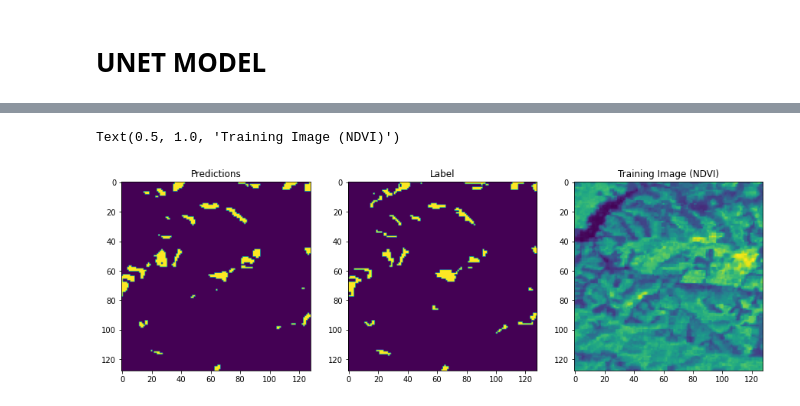
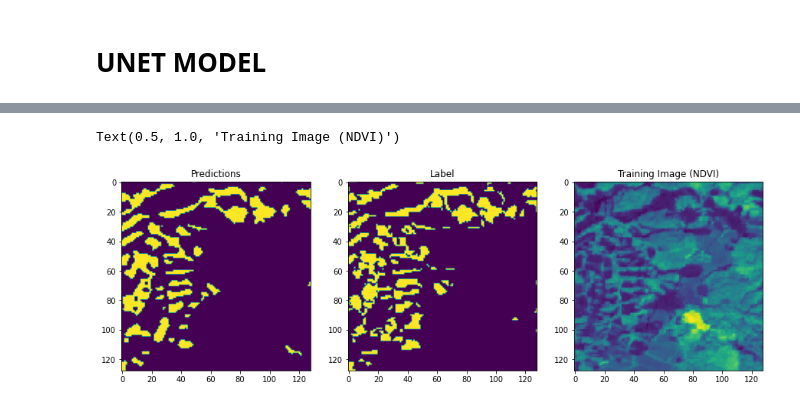
Before and after one commit to SERRA17/landslide-susceptibility, a Jupyter notebook: deep-learning/UNET model.ipynb, the cells around one changed output, grey strips where cells are left out. Saved outputs shown, nothing was run; the diff lists cells and outputs as text; code cells hidden in the pictures.

```diff
--- a/deep-learning/UNET model.ipynb
+++ b/deep-learning/UNET model.ipynb
@@ -107,6 +107,14 @@ TRAIN_XX[:, :, :, 3]= normalize(TRAIN_XX[:, :, :, 3])
 TRAIN_XX[:, :, :, 4]= normalize(TRAIN_XX[:, :, :, 4])
 TRAIN_XX[:, :, :, 5]= normalize(TRAIN_XX[:, :, :, 5])
 TRAIN_XX[:, :, :, 6]= normalize(TRAIN_XX[:, :, :, 6])
+# %%
+# with open('bands.pickle', 'wb') as f:
+#     pickle.dump(TRAIN_XX, f)
+#     pickle.dump(TRAIN_YY, f)
+
+with open('bands.pickle', 'rb') as f:
+    TRAIN_XX= pickle.load(f)
+    TRAIN_YY= pickle.load(f)
 # %%
 #check that the dataset is properly normalized
 print(TRAIN_XX.min(), TRAIN_XX.max(), TRAIN_YY.min(), TRAIN_YY.max())
@@ -313,7 +323,7 @@ def unet_model(IMG_WIDTH, IMG_HIGHT, IMG_CHANNELS):
 
     outputs = tf.keras.layers.Conv2D(1, (1, 1), activation='sigmoid')(c9)
 
-    model = tf.keras.Model(inputs=[inputs], outputs=[outputs])
-    model.compile(optimizer='adam', loss= "binary_crossentropy", metrics=['accuracy', f1_m, precision_m, recall_m])
+    model_unet = tf.keras.Model(inputs=[inputs], outputs=[outputs])
+    model_unet.compile(optimizer='adam', loss= "binary_crossentropy", metrics=['accuracy', f1_m, precision_m, recall_m])
 
-    return model
+    return model_unet
@@ -338,2 +330,20 @@ model.save("model_save.h5")
+# %%
+#Run the model
+model_unet = unet_model(128, 128, 7)
+# model.summary()
+checkpointer = tf.keras.callbacks.ModelCheckpoint("best_model.h5", monitor="val_f1_m", verbose=1, save_best_only=True, mode="max") #monitor validation f1 and save the best model
+earlyStopping = tf.keras.callbacks.EarlyStopping(monitor='val_f1_m', patience=15, verbose=1, mode='max') #avoid overfitting
+
+callbacks = [
+    earlyStopping,
+    checkpointer
+    ]
+history = model_unet.fit(x_train, y_train, batch_size=16,
+          epochs=100,
+          verbose = 2,
+          validation_data=(x_valid, y_valid),
+          callbacks=callbacks)
+
+model_unet.save("model_save.h5")
 # %%
 #print metrics
@@ -377,5 +387,5 @@ ax14.legend(['train', 'validation'], loc='upper left')
 # %%
 #Compute predictions
 threshold = 0.5
-pred_img = model.predict(x_valid)
+pred_img = model_unet.predict(x_valid)
 pred_img = (pred_img > threshold).astype(np.uint8)
@@ -382,13 +394,13 @@ pred_img = (pred_img > threshold).astype(np.uint8)
 # %%
 #Plot an example of a mask, the predictions from our UNET model and the image
-img = 12
+img =4
 fig,(ax1,ax2,ax3)= plt.subplots(1,3,figsize=(15,10))
 ax1.imshow(pred_img[img, :, :, 0])
 ax1.set_title("Predictions")
 ax2.imshow(y_valid[img, :, :, 0])
 ax2.set_title("Label")
 ax3.imshow(x_valid[img, :, :, 6])
 ax3.set_title('Training Image (NDVI)')
 # %% [output]
 Text(0.5, 1.0, 'Training Image (NDVI)')
-[figure, old version]
+[figure, new version]
```
Also changed, not shown: parts of 9 cells of this notebook.
